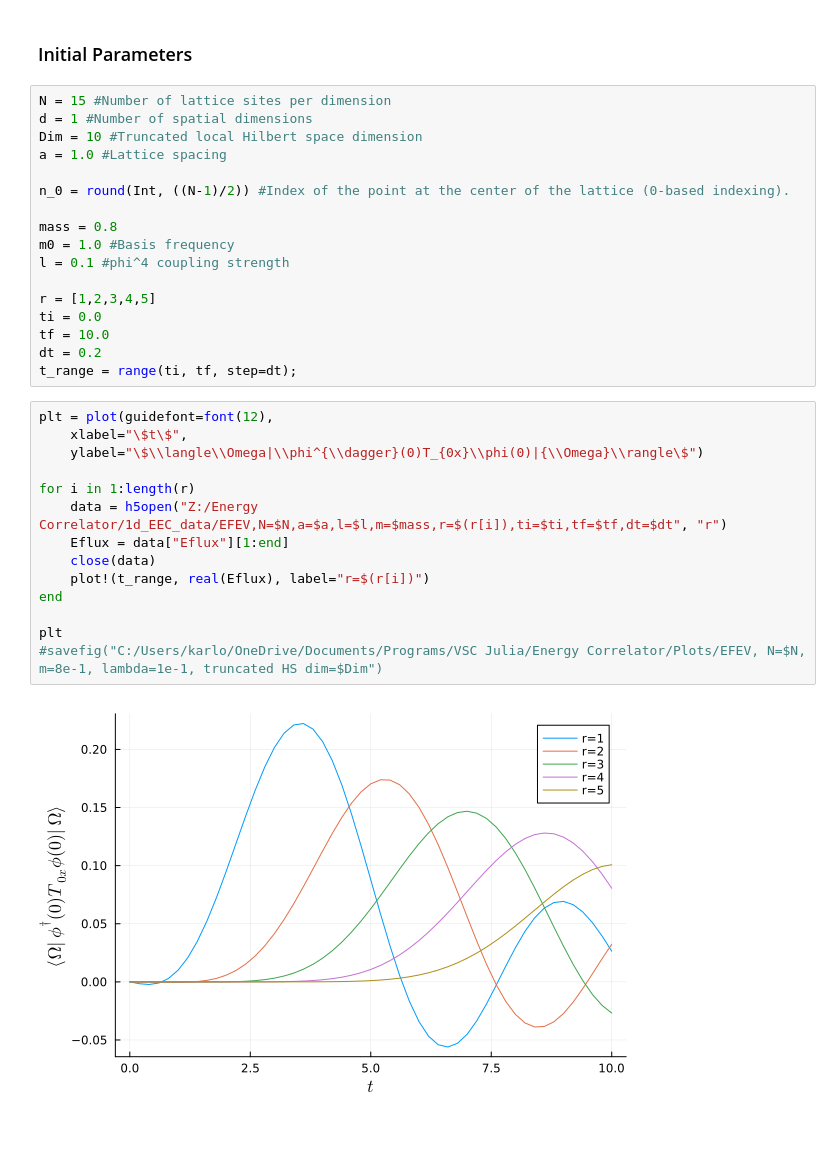
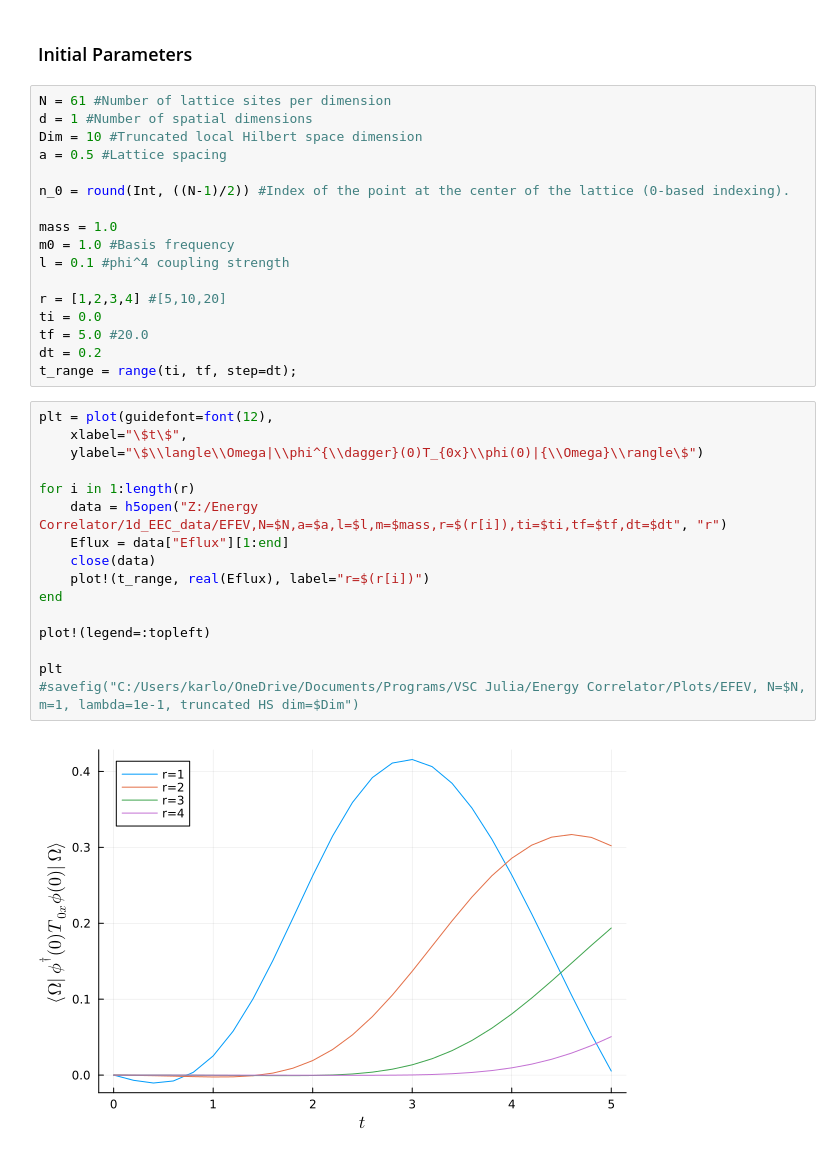
Before and after one commit to SlvrOxgnNtgnYttrm/1-1d-phi4-EEC, a Jupyter notebook: Lightcone Conditions/Phi4 EFEV.ipynb, the cells around one changed output. Saved outputs shown, nothing was run; the diff lists cells and outputs as text.

```diff
--- a/Lightcone Conditions/Phi4 EFEV.ipynb
+++ b/Lightcone Conditions/Phi4 EFEV.ipynb
@@ -5,35 +5,37 @@ using HDF5
 # %% [markdown]
 ### Initial Parameters ###
 # %%
-N = 15 #Number of lattice sites per dimension
+N = 61 #Number of lattice sites per dimension
 d = 1 #Number of spatial dimensions
 Dim = 10 #Truncated local Hilbert space dimension
-a = 1.0 #Lattice spacing
+a = 0.5 #Lattice spacing
 
 n_0 = round(Int, ((N-1)/2)) #Index of the point at the center of the lattice (0-based indexing).
 
-mass = 0.8
+mass = 1.0
 m0 = 1.0 #Basis frequency
 l = 0.1 #phi^4 coupling strength
 
-r = [1,2,3,4,5]
+r = [1,2,3,4] #[5,10,20]
 ti = 0.0
-tf = 10.0
+tf = 5.0 #20.0
 dt = 0.2
 t_range = range(ti, tf, step=dt);
 # %%
 plt = plot(guidefont=font(12),
     xlabel="\$t\$",
     ylabel="\$\\langle\\Omega|\\phi^{\\dagger}(0)T_{0x}\\phi(0)|{\\Omega}\\rangle\$")
 
 for i in 1:length(r)
     data = h5open("Z:/Energy Correlator/1d_EEC_data/EFEV,N=$N,a=$a,l=$l,m=$mass,r=$(r[i]),ti=$ti,tf=$tf,dt=$dt", "r")
     Eflux = data["Eflux"][1:end]
     close(data)
     plot!(t_range, real(Eflux), label="r=$(r[i])")
 end
 
+plot!(legend=:topleft)
+
 plt
-#savefig("C:/Users/karlo/OneDrive/Documents/Programs/VSC Julia/Energy Correlator/Plots/EFEV, N=$N, m=8e-1, lambda=1e-1, truncated HS dim=$Dim")
+#savefig("C:/Users/karlo/OneDrive/Documents/Programs/VSC Julia/Energy Correlator/Plots/EFEV, N=$N, m=1, lambda=1e-1, truncated HS dim=$Dim")
 # %% [output]
-[figure, old version]
+[figure, new version]
```
Also changed, not shown: parts of 1 cell of this notebook, 5 other files.
